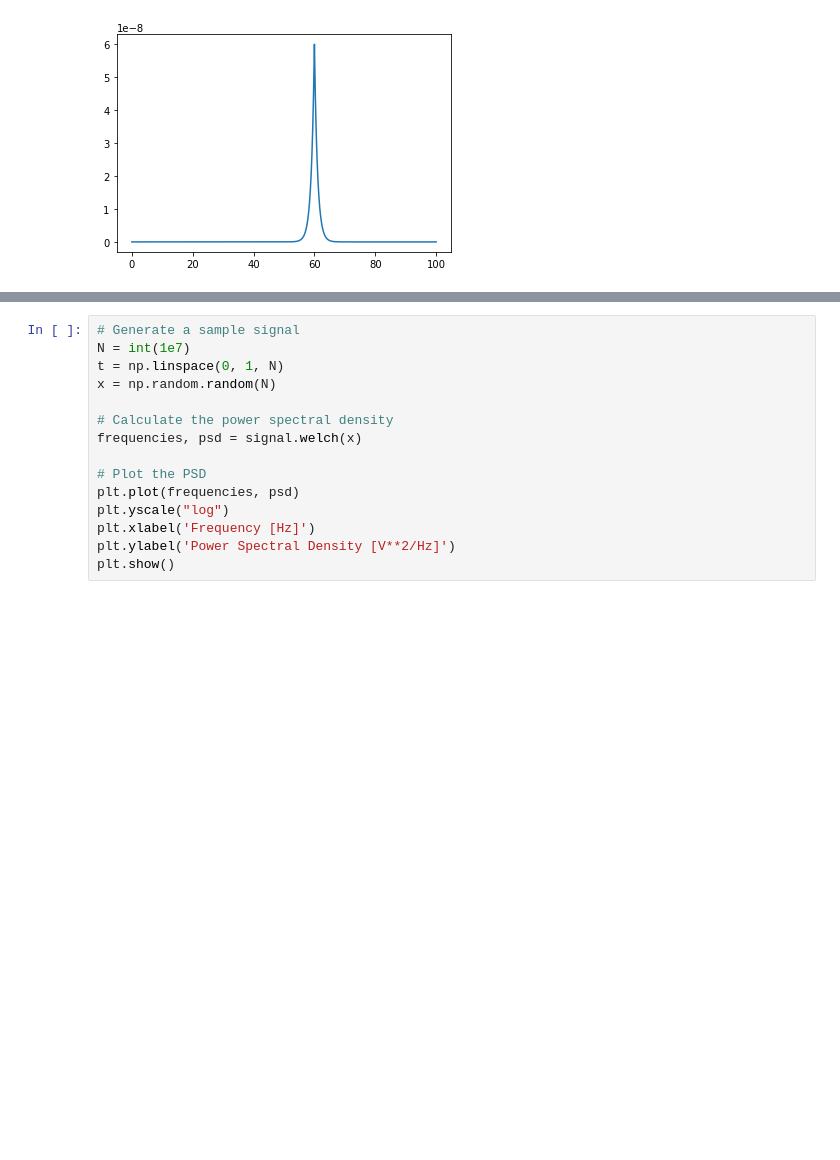
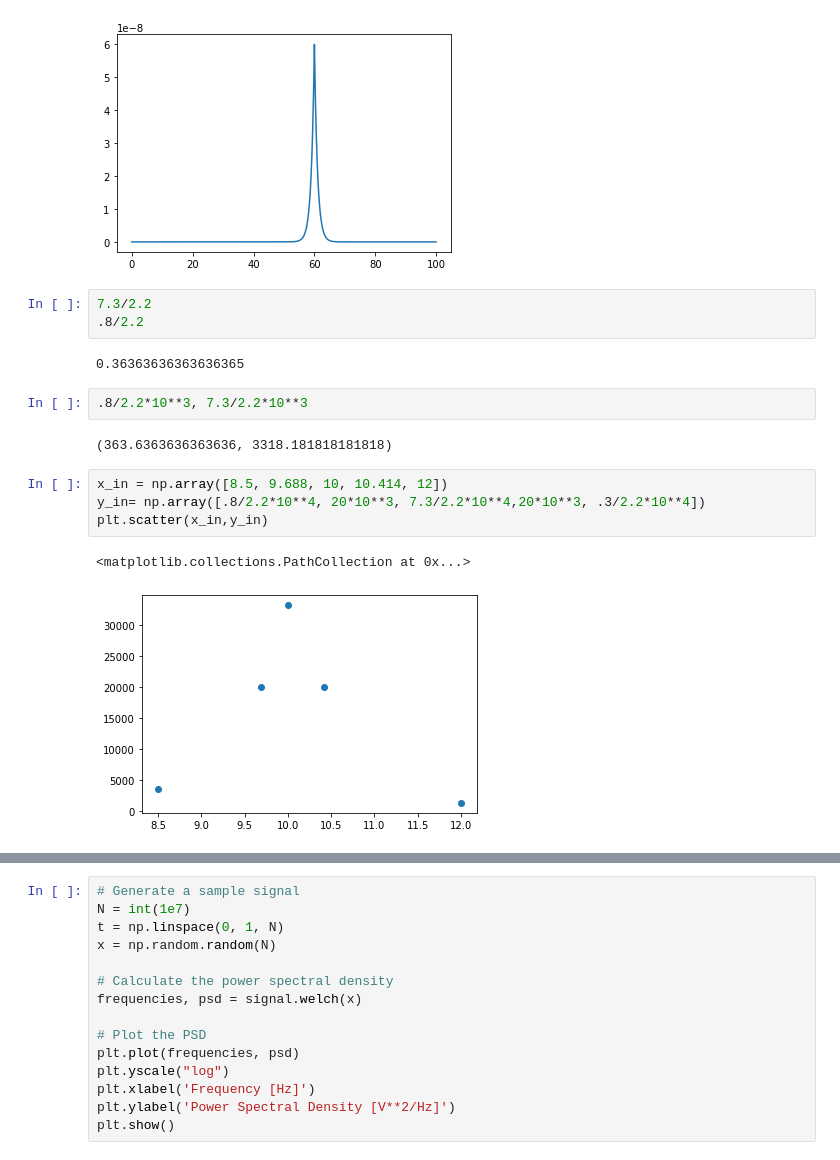
Before and after one commit to ZacharyJamesHill/MEG_noise_cancelation, a Jupyter notebook: background_noise_gen.ipynb, the cells around one changed output, grey strips where cells are left out. Cells and saved outputs as stored; diff of their text form; blank space fills up the shorter version.

```diff
--- a/background_noise_gen.ipynb
+++ b/background_noise_gen.ipynb
@@ -19,3 +20,19 @@ plt.plot(freq,background_noise_psd)
 # %% [output]
 [<matplotlib.lines.Line2D at 0x...>]
 [figure]
+# %%
+7.3/2.2
+.8/2.2
+# %% [output]
+0.36363636363636365
+# %%
+.8/2.2*10**3, 7.3/2.2*10**3
+# %% [output]
+(363.6363636363636, 3318.181818181818)
+# %%
+x_in = np.array([8.5, 9.688, 10, 10.414, 12])
+y_in= np.array([.8/2.2*10**4, 20*10**3, 7.3/2.2*10**4,20*10**3, .3/2.2*10**4])
+plt.scatter(x_in,y_in)
+# %% [output]
+<matplotlib.collections.PathCollection at 0x...>
+[figure, added]
```
Also changed, not shown: parts of 2 cells of this notebook.
